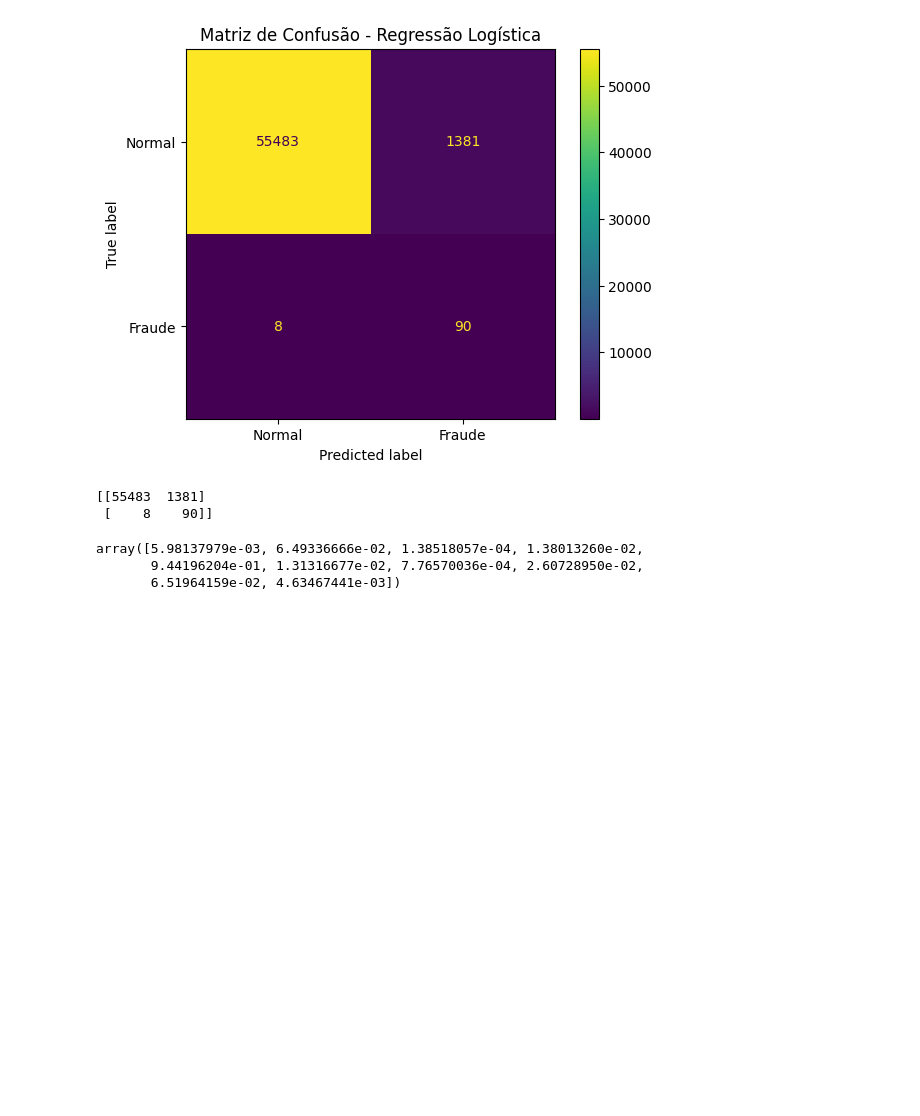
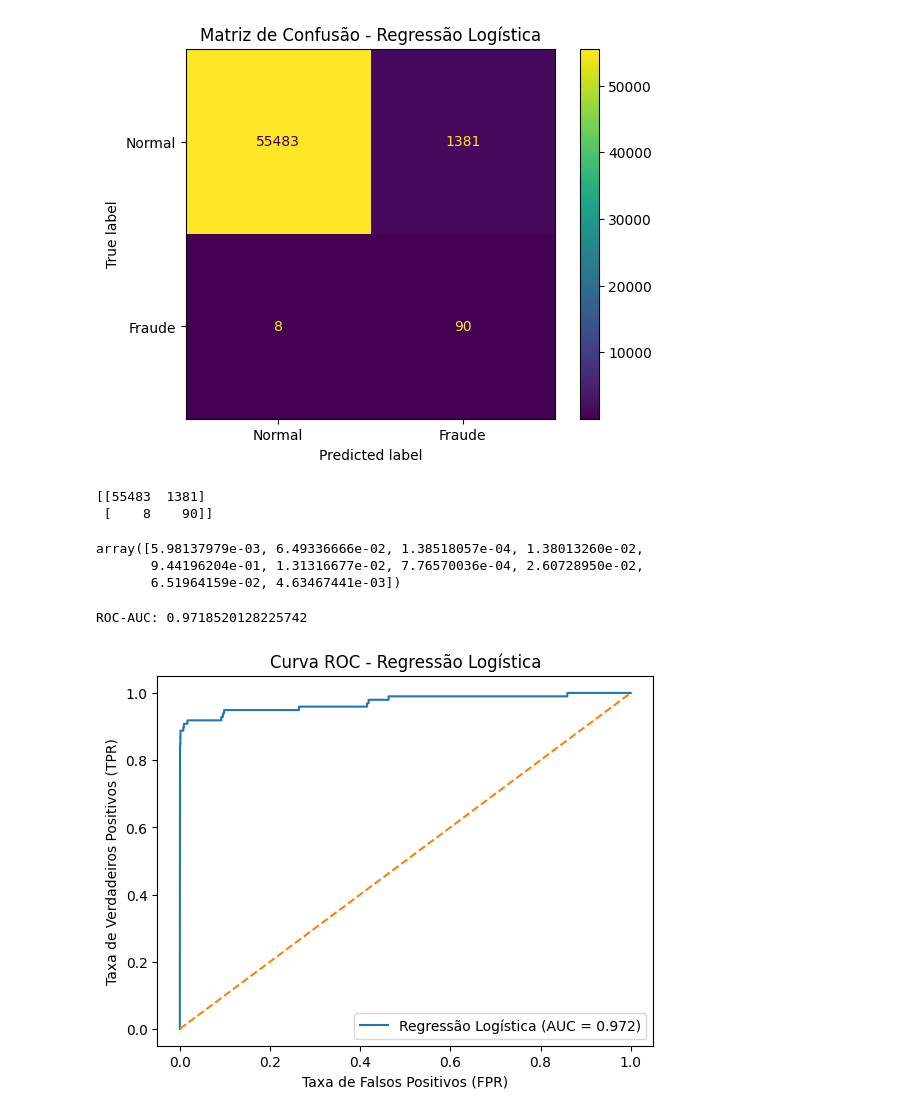
Before and after one commit to nathanbarbosatx/deteccao-fraude-cartao, a Jupyter notebook: fraude_cartao.ipynb, the cells around one changed output. Drawn from its saved outputs; the diff is of its cells as text; code cells hidden in the pictures; blank space fills up the shorter version.

Commit message:
feat: Curva ROC

```diff
--- a/fraude_cartao.ipynb
+++ b/fraude_cartao.ipynb
@@ -249,3 +249,24 @@ y_prob_lr[:10]
 array([5.98137979e-03, 6.49336666e-02, 1.38518057e-04, 1.38013260e-02,
        9.44196204e-01, 1.31316677e-02, 7.76570036e-04, 2.60728950e-02,
        6.51964159e-02, 4.63467441e-03])
+# %%
+from sklearn.metrics import roc_curve, roc_auc_score
+
+fpr, tpr, thresholds = roc_curve(y_test, y_prob_lr)
+
+auc_lr = roc_auc_score(y_test, y_prob_lr)
+
+print("ROC-AUC:", auc_lr)
+# %% [output]
+ROC-AUC: 0.9718520128225742
+# %%
+plt.plot(fpr, tpr, label=f"Regressão Logística (AUC = {auc_lr:.3f})")
+plt.plot([0, 1], [0, 1], linestyle="--")
+
+plt.xlabel("Taxa de Falsos Positivos (FPR)")
+plt.ylabel("Taxa de Verdadeiros Positivos (TPR)")
+plt.title("Curva ROC - Regressão Logística")
+plt.legend()
+plt.show()
+# %% [output]
+[figure, added]
```
